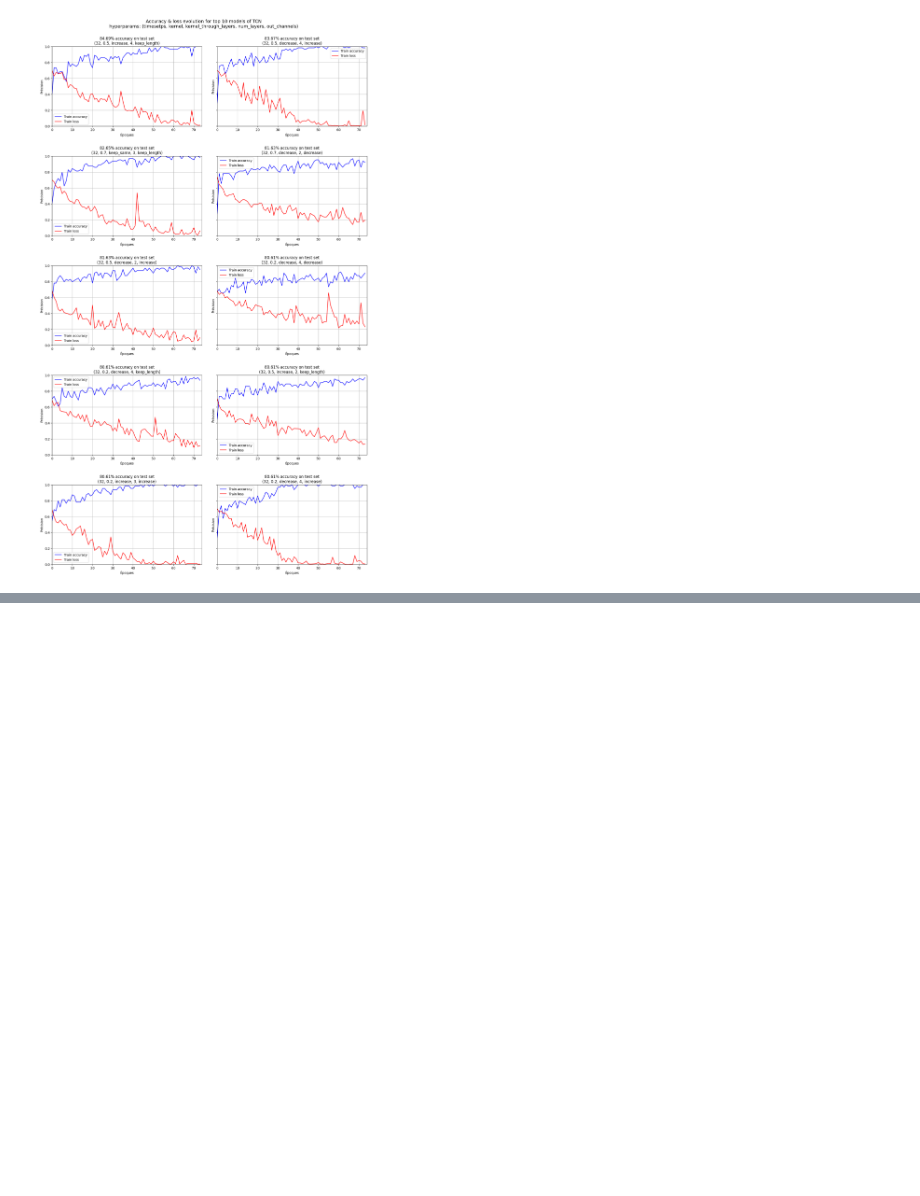
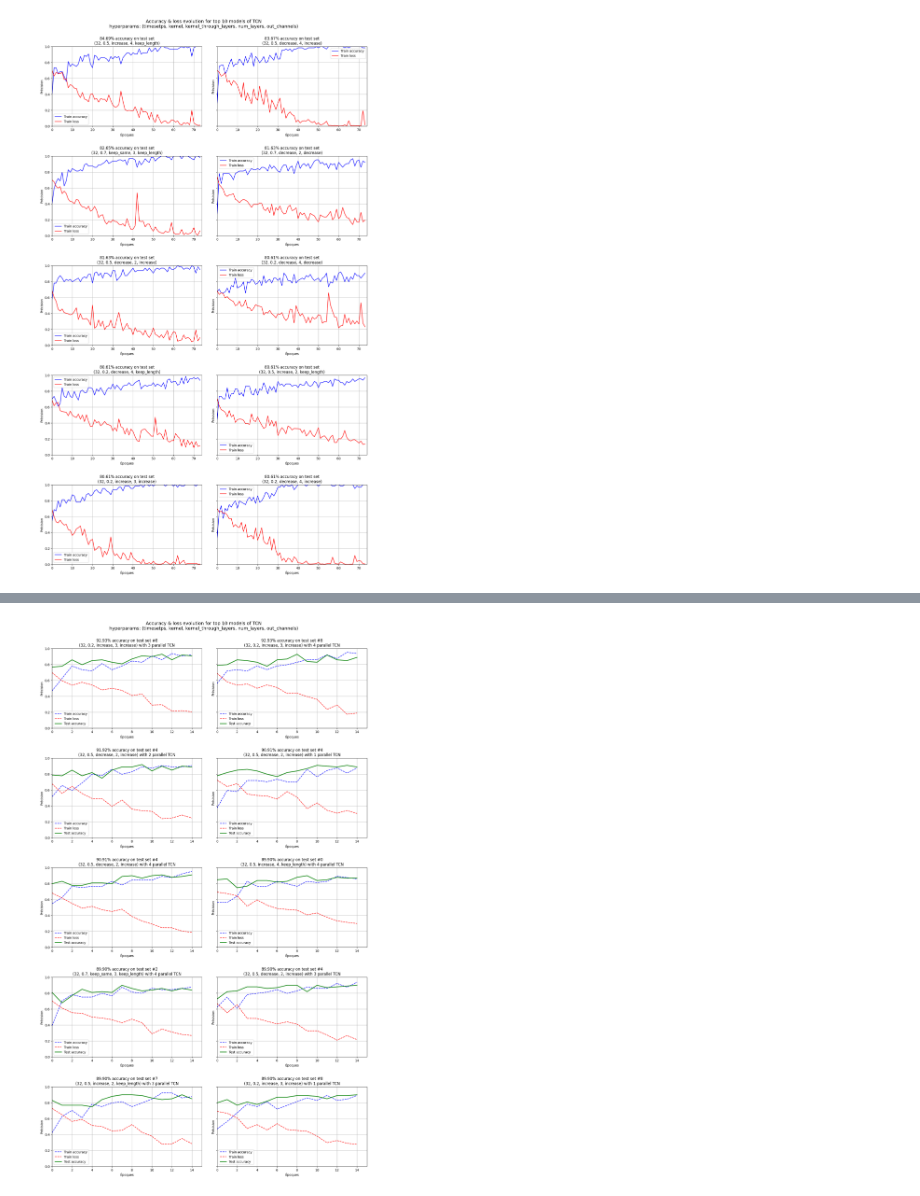
Before and after one commit to TristanDonze/Data-Challenge-Football-Event-Classifier, a Jupyter notebook: CaseStudy/ai.ipynb, the cells around one changed output, grey strips where cells are left out. Saved outputs shown, nothing was run; the diff lists cells and outputs as text; code cells hidden in the pictures; blank space fills up the shorter version.

```diff
--- a/CaseStudy/ai.ipynb
+++ b/CaseStudy/ai.ipynb
@@ -484,0 +839,62 @@ RuntimeError: permute(sparse_coo): number of dimensions in the tensor input does
+# %%
+# extract the best parallel model
+best_models_results = json.load(open("best_models_results_on_cleared_data_parallel.json"))
+
+best_parallel_models = {}
+for key, value in best_models_results.items():
+    best_parallel_models[key] = max(value["accuracy_test"])
+
+best_parallel_models = {k: v for k, v in sorted(best_parallel_models.items(), key=lambda item: item[1], reverse=True)}
+NB_MODELS = 10
+best_parallel_models = {k: best_models_results[k] for k in list(best_parallel_models.keys())[:NB_MODELS]}
+
+# plot the best models
+# a chart by model: train accuracy evolution, loss evolution over epochs
+# title: accuracy test + hyperparameters
+# x axis: epochs
+# y axis: accuracy or loss
+
+fig, axes = plt.subplots(NB_MODELS // 2, 2, figsize=(15, 25), sharey=True)
+axes = axes.flatten()
+
+for index, (key, row) in enumerate(best_parallel_models.items()):
+    accuracy_train = row["accuracy_train"]
+    loss_train = row["loss_train"]
+    accuracy_test = [val / 100 for val in row["accuracy_test"]]
+
+    ax = axes[index]
+    ax.plot(accuracy_train, label="Train accuracy", color='blue', linestyle='--')
+    ax.plot(loss_train, label="Train loss", color='red', linestyle='--')
+    # accuracy_test: épaisseur de la ligne plus grande
+    ax.plot(accuracy_test, label="Test accuracy", color='green', linewidth=2)
+    # Définir le titre avec précision de test et hyperparamètres
+    model_index, nb_parallel = key.split("_")
+    ax.set_title(
+        f"{max(accuracy_test)*100:.2f}% accuracy on test set #{model_index}\n"
+        f"({best_models.iloc[int(model_index)]['timestep']}, {best_models.iloc[int(model_index)]['kernel_size']}, "
+        f"{best_models.iloc[int(model_index)]['kernel_size_through_layers']}, {best_models.iloc[int(model_index)]['num_layers']}, "
+        f"{best_models.iloc[int(model_index)]['out_layers']}) with {nb_parallel} parallel TCN"
+    )
+
+    # Définir les labels des axes
+    ax.set_xlabel("Époques")
+    ax.set_ylabel("Précision")
+
+    # Fixer les mêmes limites pour l'axe Y
+    ax.set_ylim(0, 1)
+    ax.set_xlim(0, len(accuracy_train))
+
+    # Ajouter une légende et une grille
+    ax.legend()
+    ax.grid(True)
+
+fig.suptitle(f"Accuracy & loss evolution for top {NB_MODELS} models of TCN\nhyperparams: (timesetps, kernel, kernel_through_layers, num_layers, out_channels)", fontsize=14)
+plt.tight_layout(rect=[0, 0.03, 1, 0.95])  # Ajuste l'espace pour le suptitle
+plt.tight_layout(pad=3.0)
+plt.show()
+
+# Need to try attention mechanism and residual connections
+# Compare with RNN
+# Add the feature nb 3 (variance of characters) 32, 0.2, "increase", 3, "increase", 3 = best
+# %% [output]
+[figure, added]
```
Also changed, not shown: parts of 21 cells of this notebook, 11 other files.
